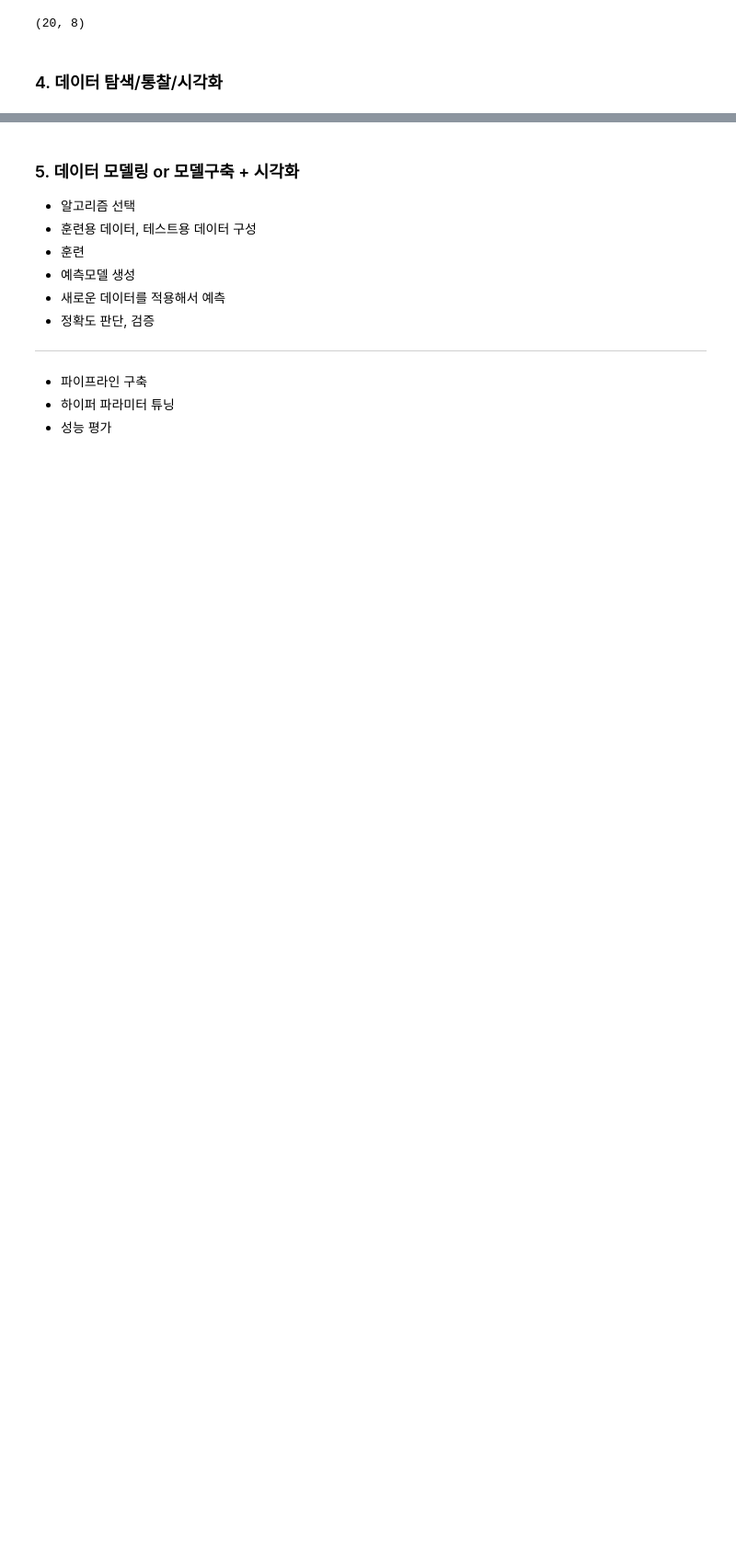
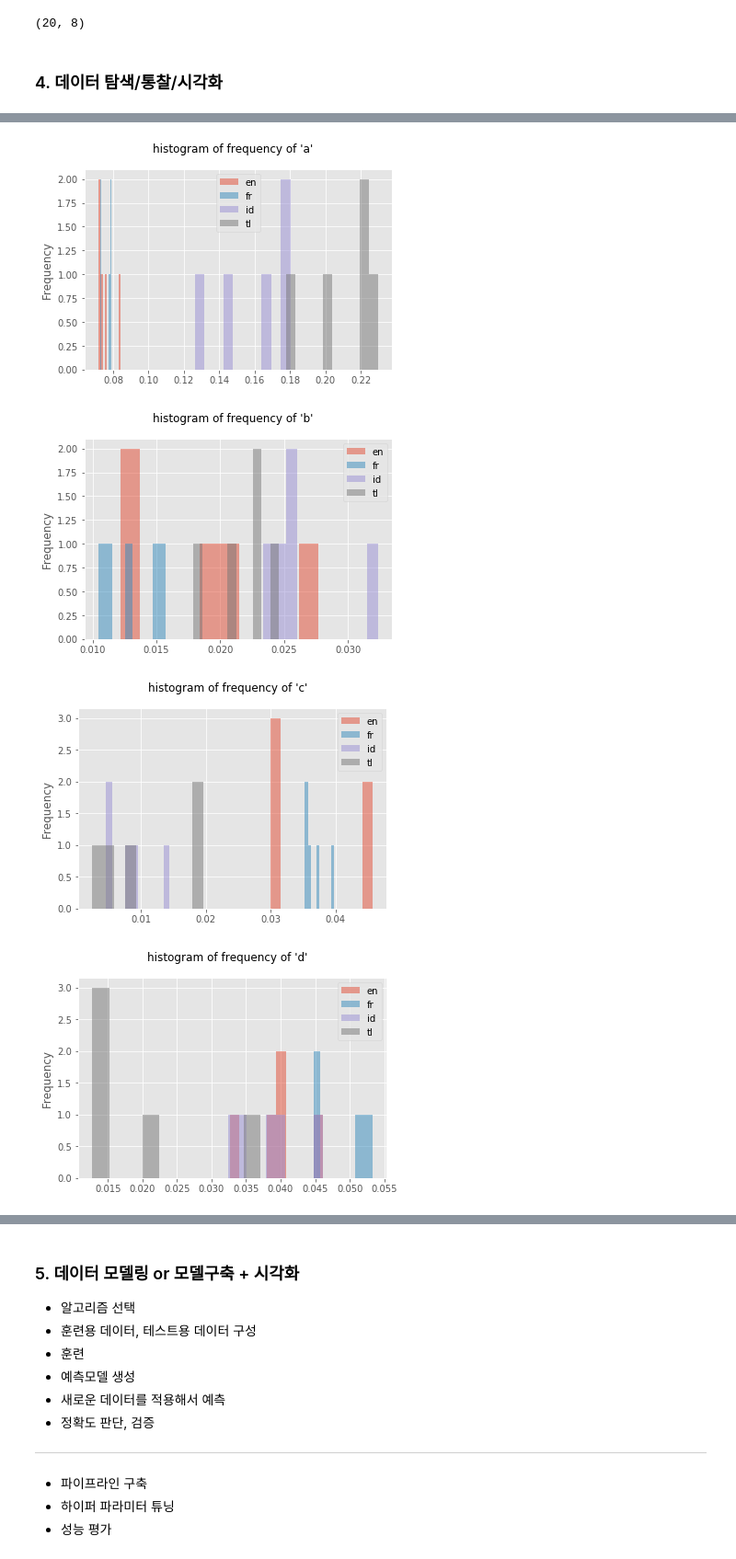
Before and after one commit to yeonkyungJoo/py_projects, a Jupyter notebook: ml/basic/머신러닝을 이용한 알파벳기반 언어자동판독 서비스.ipynb, the cells around one changed output, grey strips where cells are left out. Shown at 92% size. Drawn from its saved outputs; the diff is of its cells as text; code cells hidden in the pictures; blank space fills up the shorter version.

```diff
--- a/ml/basic/머신러닝을 이용한 알파벳기반 언어자동판독 서비스.ipynb
+++ b/ml/basic/머신러닝을 이용한 알파벳기반 언어자동판독 서비스.ipynb
@@ -185,0 +359,18 @@ with open( '../data/lang_label_freq.json', 'w', encoding='utf-8' ) as f :
+# %%
+# 모든 알파벳(a-z)
+for word in ascii_lowercase :
+    for na in df_tmp['label'].unique() :
+        # 국가별로 돌면서 해당 국가의 데이터만 획득
+        df_tmp_na = df_tmp[df_tmp['label']==na]
+        # 국가별 시각화
+        # 한 번에 그려지는 데이터는 동일 색상으로 처리
+        df_tmp_na[word].plot(kind = 'hist', alpha = 0.5, label = na)
+    plt.legend()
+    plt.suptitle("histogram of frequency of '%s'" %(word))
+    plt.savefig('../data/graph/%s_freq.png' %(word))
+    plt.show()
+# %% [output]
+[figure, added]
+[figure, added]
+[figure, added]
+[figure, added]
```
Also changed, not shown: parts of 35 cells of this notebook, 10 other files.
